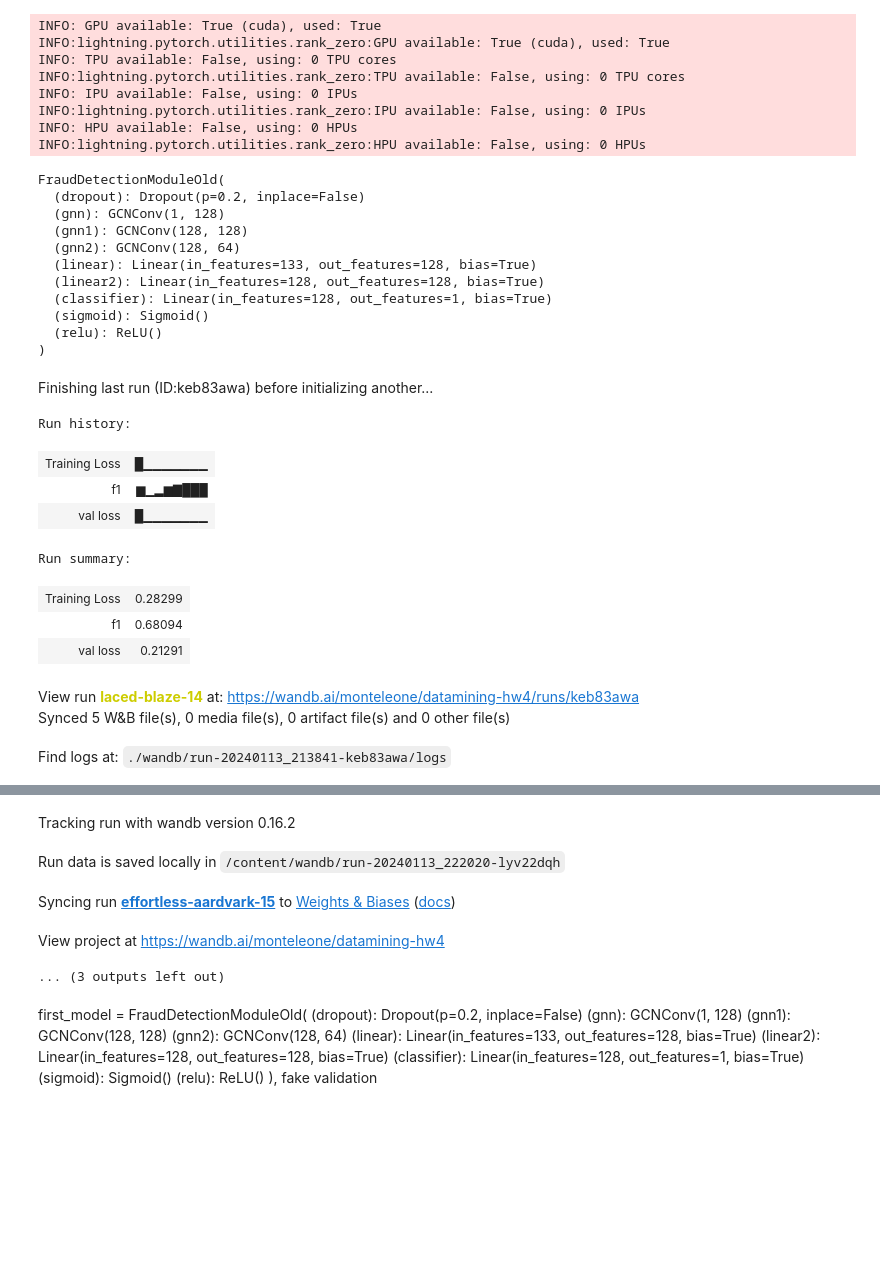
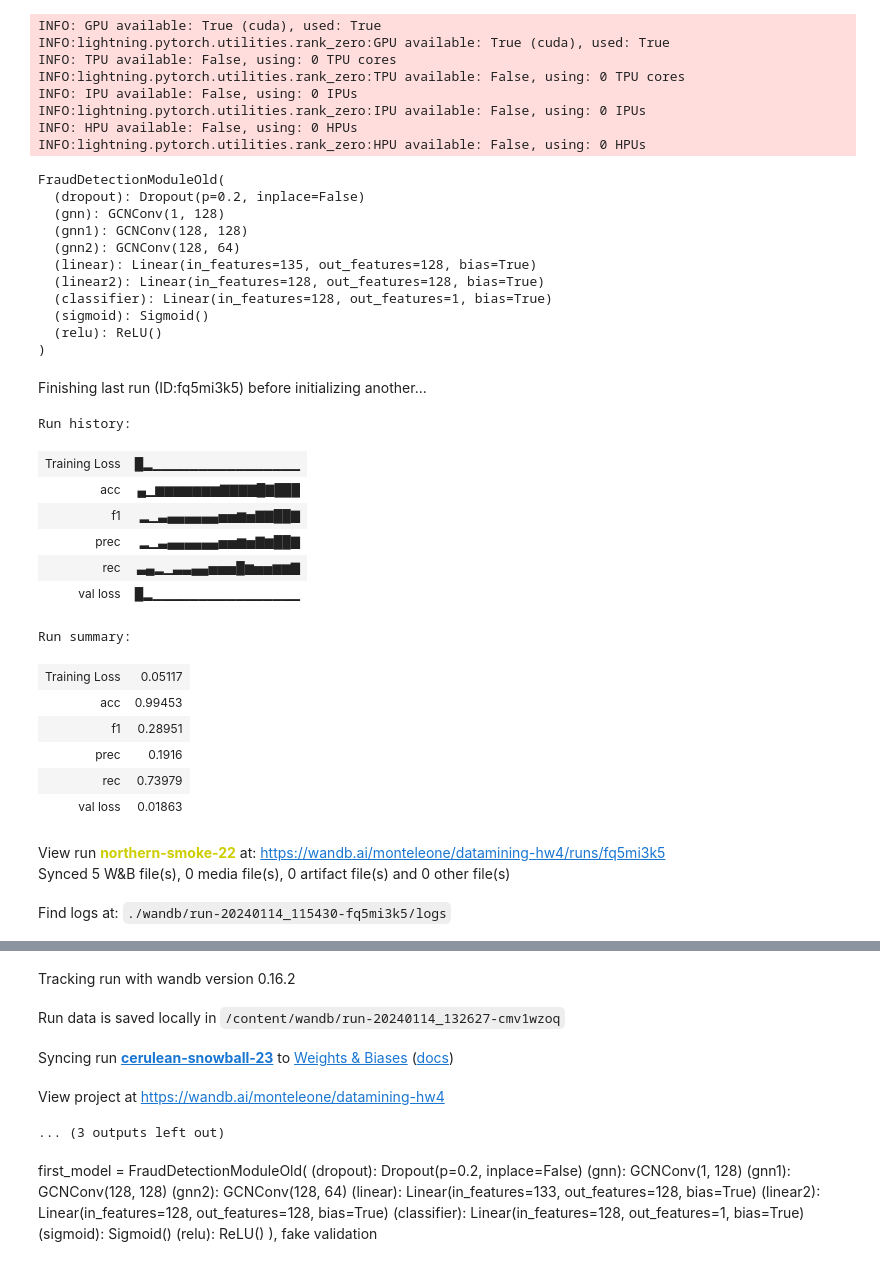
Before and after one commit to monteleone-1883922/hw4_datamining, a Jupyter notebook: DM_Homework_4__1883922_Alessandro_Monteleone/graph_based_fraud_detection_system.ipynb, the cells around one changed output, grey strips where cells are left out. Drawn from its saved outputs; the diff is of its cells as text; code cells hidden in the pictures; blank space fills up the shorter version.

```diff
--- a/DM_Homework_4__1883922_Alessandro_Monteleone/graph_based_fraud_detection_system.ipynb
+++ b/DM_Homework_4__1883922_Alessandro_Monteleone/graph_based_fraud_detection_system.ipynb
@@ -370,6 +370,7 @@ class FraudDetectionDatasetUndersampling(Dataset):
 # %%
 def train(model, epochs, train_dataloader, val_dataloader, loss, optimizer, f1,model_name, scheduler=None):
   best_f1 = 0
+
   for epoch in range(epochs):
     # Addestramento
     model.train()
@@ -388,22 +389,28 @@ def train(model, epochs, train_dataloader, val_dataloader, loss, optimizer, f1,m
         if not scheduler is None:
           scheduler.step()
 
-    val_loss, f1_score = validate(model, val_dataloader,loss,f1)
+    val_loss, f1_score, acc, rec, prec = validate(model, val_dataloader,loss,f1)
     if f1_score > best_f1:
       best_f1 = f1_score
 
       torch.save(model.state_dict(), "models/"+ model_name + "_f1=" + str(float(best_f1)) + ".pth")
-    wndb.log({"Training Loss": sum(train_loss_epoch)/len(train_loss_epoch), "f1": f1_score, "val loss": val_loss})
+    wndb.log({"Training Loss": sum(train_loss_epoch)/len(train_loss_epoch), "f1": f1_score, "val loss": val_loss, "acc": acc, "rec": rec,"prec": prec})
     print(f'Epoch [{epoch+1}/{epochs}], Training Loss: {sum(train_loss_epoch)/len(train_loss_epoch)}, Validation Loss: {val_loss}, f1 score = {f1_score}')
 
 
 
 
 def validate(model, dataloader, loss, f1):
+  accuracy = BinaryAccuracy().to(DEVICE)
+  precision = BinaryPrecision().to(DEVICE)
+  recall = BinaryRecall().to(DEVICE)
   model.eval()
   with torch.no_grad():
     val_loss_out = []
     f1_out = []
+    rec_out = []
+    acc_out = []
+    prec_out = []
     i=1
     for batch_inputs in dataloader:
       print_progress_bar(i/len(dataloader))
@@ -411,9 +418,15 @@ def validate(model, dataloader, loss, f1):
       val_outputs = model(batch_inputs)
       val_loss = loss(val_outputs, batch_inputs[1].y)
       val_f1 = f1(val_outputs, batch_inputs[1].y)
+      val_acc = accuracy(val_outputs, batch_inputs[1].y)
+      val_rec = recall(val_outputs, batch_inputs[1].y)
+      val_prec = precision(val_outputs, batch_inputs[1].y)
+      rec_out.append(val_rec)
+      prec_out.append(val_prec)
+      acc_out.append(val_acc)
       f1_out.append(val_f1)
       val_loss_out.append(val_loss)
-  return sum(val_loss_out)/len(val_loss_out), sum(f1_out)/len(f1_out)
+  return sum(val_loss_out)/len(val_loss_out), sum(f1_out)/len(f1_out),sum(acc_out)/len(acc_out),sum(rec_out)/len(rec_out),sum(prec_out)/len(prec_out)
 # %%
 class ModuleCallback(l.Callback):
 
@@ -707,7 +720,7 @@ class FraudDetectionModuleOld(nn.Module):
     self.gnn = GCNConv(1,128)
     self.gnn1 = GCNConv(128,128)
     self.gnn2 = GCNConv(128,64)
-    self.linear =  nn.Linear(133, 128)
+    self.linear =  nn.Linear(136, 128)
     self.linear2 = nn.Linear(128, 128)
     self.classifier = nn.Linear(128, 1)
     self.sigmoid = nn.Sigmoid()
@@ -723,7 +736,8 @@ class FraudDetectionModuleOld(nn.Module):
     train_edges = data[0]
 
 
-    train_features = torch.tensor(train_edges.select(pl.col('step','type','amount','newbalanceOrig','newbalanceDest')).to_numpy(), dtype=torch.float ).to(self.device)
+
+    train_features = torch.tensor(train_edges.select(pl.col('step','type','amount','oldbalanceOrg','newbalanceOrig','oldbalanceDest','newbalanceDest','isFlaggedFraud')).to_numpy(), dtype=torch.float ).to(self.device)
 
     x = self.relu(self.gnn(x, edge_index, edge_attr))
     x = self.dropout(x)
@@ -819,7 +833,7 @@ FraudDetectionModuleOld(
   (gnn): GCNConv(1, 128)
   (gnn1): GCNConv(128, 128)
   (gnn2): GCNConv(128, 64)
-  (linear): Linear(in_features=133, out_features=128, bias=True)
+  (linear): Linear(in_features=135, out_features=128, bias=True)
   (linear2): Linear(in_features=128, out_features=128, bias=True)
   (classifier): Linear(in_features=128, out_features=1, bias=True)
   (sigmoid): Sigmoid()
@@ -828,25 +842,31 @@ FraudDetectionModuleOld(
 # %%
 wndb.init(
     project="datamining-hw4",
 
     # track hyperparameters and run metadata
     config={
     "learning_rate": LR ,
     "weight decay": WD
     })
-optimizer = torch.optim.Adam(model.parameters(), lr=1e-4, weight_decay=WD)
-train(model,20,train_loader,validation_loader,nn.BCEWithLogitsLoss(), optimizer, torchmetrics.classification.BinaryF1Score().to(DEVICE),"third_model",torch.optim.lr_scheduler.MultiStepLR(optimizer, milestones=[5], gamma=0.2) )
+optimizer = torch.optim.Adam(model.parameters(), lr=1e-3, weight_decay=WD)
+train(model,27,train_loader,validation_loader,nn.BCEWithLogitsLoss(), optimizer, torchmetrics.classification.BinaryF1Score().to(DEVICE),"third_model",torch.optim.lr_scheduler.MultiStepLR(optimizer, milestones=[7], gamma=0.2) )
 wndb.finish()
 # %% [output]
-Finishing last run (ID:keb83awa) before initializing another...
+Finishing last run (ID:fq5mi3k5) before initializing another...
 Run history:
-| Training Loss | █▁▁▁▁▁▁▁ |
-| f1 | ▆▁▂▆▇███ |
-| val loss | █▁▁▁▁▁▁▁ |
+| Training Loss | █▂▁▁▁▁▁▁▁▁▁▁▁▁▁▁▁▁ |
+| acc | ▄▁▆▆▆▆▆▆▆▇▇▇▇█▇███ |
+| f1 | ▂▁▃▄▄▄▄▄▄▅▅▆▅▇▇██▇ |
+| prec | ▂▁▃▄▄▄▄▄▄▅▅▆▅▇▆██▇ |
+| rec | ▃▄▂▁▃▃▄▄▅▅▅█▆▅▅▆▆▇ |
+| val loss | █▂▁▁▁▁▁▁▁▁▁▁▁▁▁▁▁▁ |
 Run summary:
-| Training Loss | 0.28299 |
-| f1 | 0.68094 |
-| val loss | 0.21291 |
+| Training Loss | 0.05117 |
+| acc | 0.99453 |
+| f1 | 0.28951 |
+| prec | 0.1916 |
+| rec | 0.73979 |
+| val loss | 0.01863 |
-View run laced-blaze-14 at: https://wandb.ai/monteleone/datamining-hw4/runs/keb83awa
+View run northern-smoke-22 at: https://wandb.ai/monteleone/datamining-hw4/runs/fq5mi3k5
 Synced 5 W&B file(s), 0 media file(s), 0 artifact file(s) and 0 other file(s)
-Find logs at: ./wandb/run-20240113_213841-keb83awa/logs
+Find logs at: ./wandb/run-20240114_115430-fq5mi3k5/logs
@@ -854,5 +874,5 @@ Successfully finished last run (ID:keb83awa). Initializing new run:
 Tracking run with wandb version 0.16.2
-Run data is saved locally in /content/wandb/run-20240113_222020-lyv22dqh
+Run data is saved locally in /content/wandb/run-20240114_132627-cmv1wzoq
-Syncing run effortless-aardvark-15 to Weights & Biases (docs)
+Syncing run cerulean-snowball-23 to Weights & Biases (docs)
 View project at https://wandb.ai/monteleone/datamining-hw4
 ... (3 outputs left out)
```
Also changed, not shown: parts of 2 cells of this notebook.
